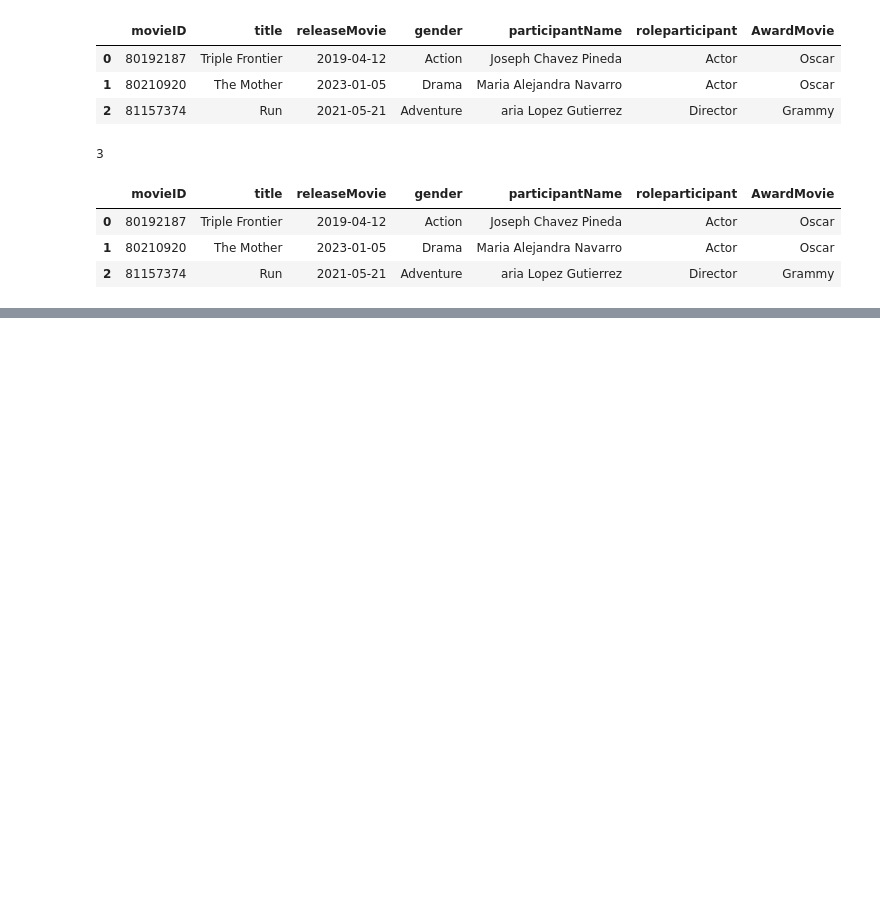
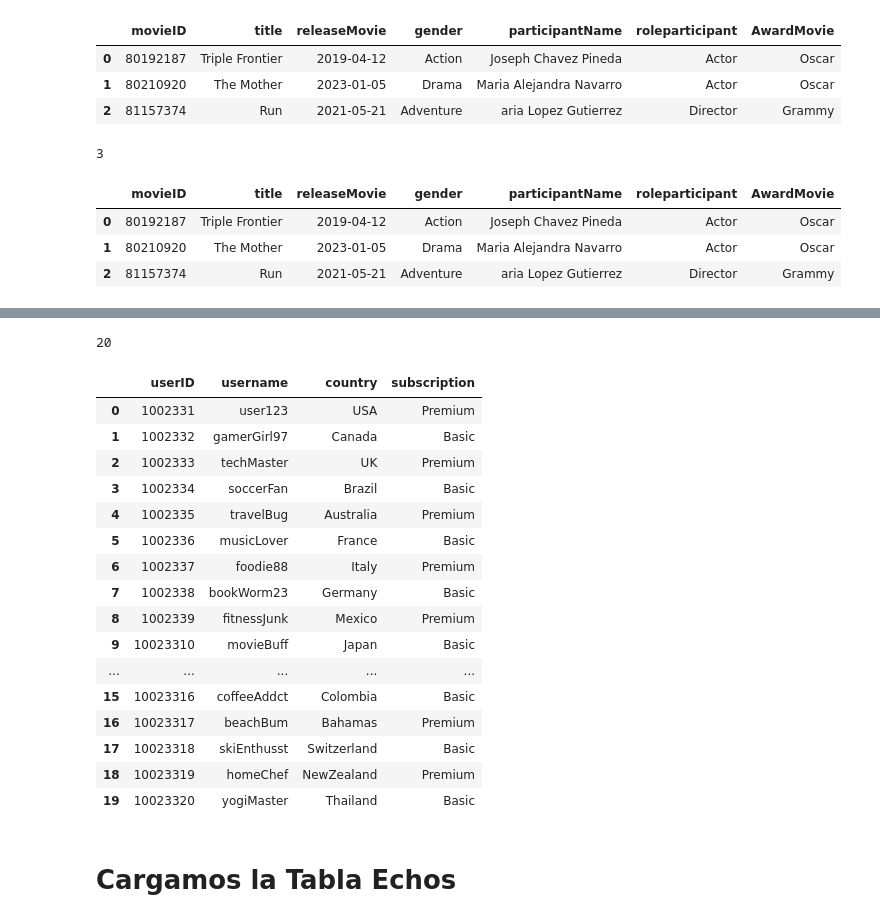
Before and after one commit to cgabrielcp/AnalisisDeDatos, a Jupyter notebook: Sesion4/ETL/ETL.ipynb, the cells around one changed output, grey strips where cells are left out. Cells and saved outputs as stored; diff of their text form; code cells hidden in the pictures; blank space fills up the shorter version.

```diff
--- a/Sesion4/ETL/ETL.ipynb
+++ b/Sesion4/ETL/ETL.ipynb
@@ -98,0 +118,28 @@ moview_load
+# %%
+users.to_sql('dimUser', conn, if_exists='append', index=False)
+# %% [output]
+20
+# %%
+users_load = pd.read_sql('dimUser', conn)
+
+users_load
+# %% [output]
+|  | userID | username | country | subscription |
+| 0 | 1002331 | user123 | USA | Premium |
+| 1 | 1002332 | gamerGirl97 | Canada | Basic |
+| 2 | 1002333 | techMaster | UK | Premium |
+| 3 | 1002334 | soccerFan | Brazil | Basic |
+| 4 | 1002335 | travelBug | Australia | Premium |
+| 5 | 1002336 | musicLover | France | Basic |
+| 6 | 1002337 | foodie88 | Italy | Premium |
+| 7 | 1002338 | bookWorm23 | Germany | Basic |
+| 8 | 1002339 | fitnessJunk | Mexico | Premium |
+| 9 | 10023310 | movieBuff | Japan | Basic |
+| ... | ... | ... | ... | ... |
+| 15 | 10023316 | coffeeAddct | Colombia | Basic |
+| 16 | 10023317 | beachBum | Bahamas | Premium |
+| 17 | 10023318 | skiEnthusst | Switzerland | Basic |
+| 18 | 10023319 | homeChef | NewZealand | Premium |
+| 19 | 10023320 | yogiMaster | Thailand | Basic |
+# %% [markdown]
+# Cargamos la Tabla Echos
```
Also changed, not shown: parts of 10 cells of this notebook.
